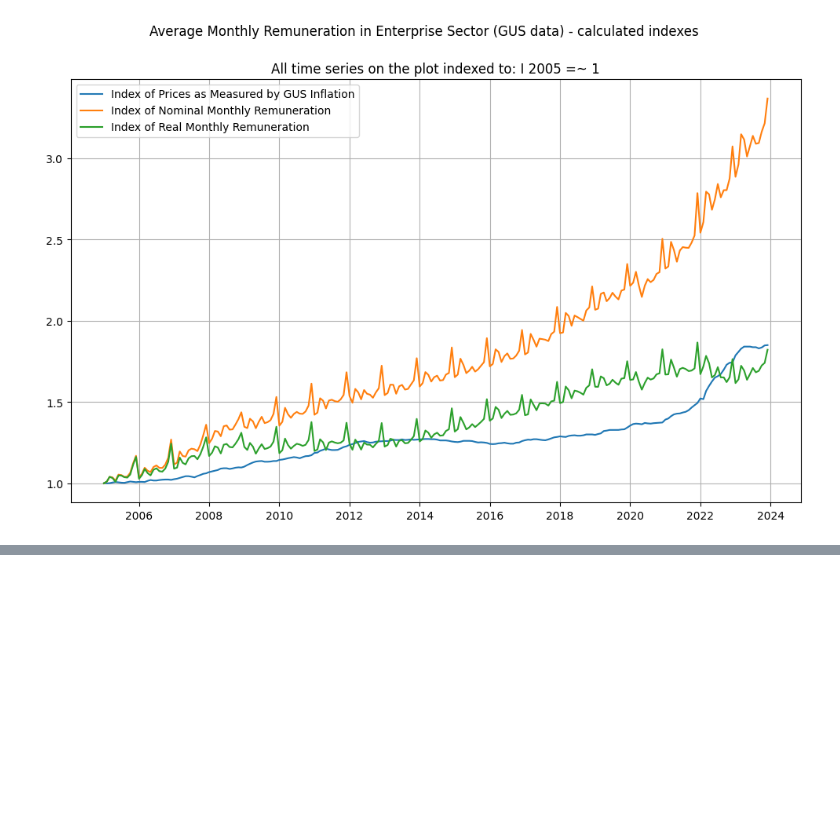
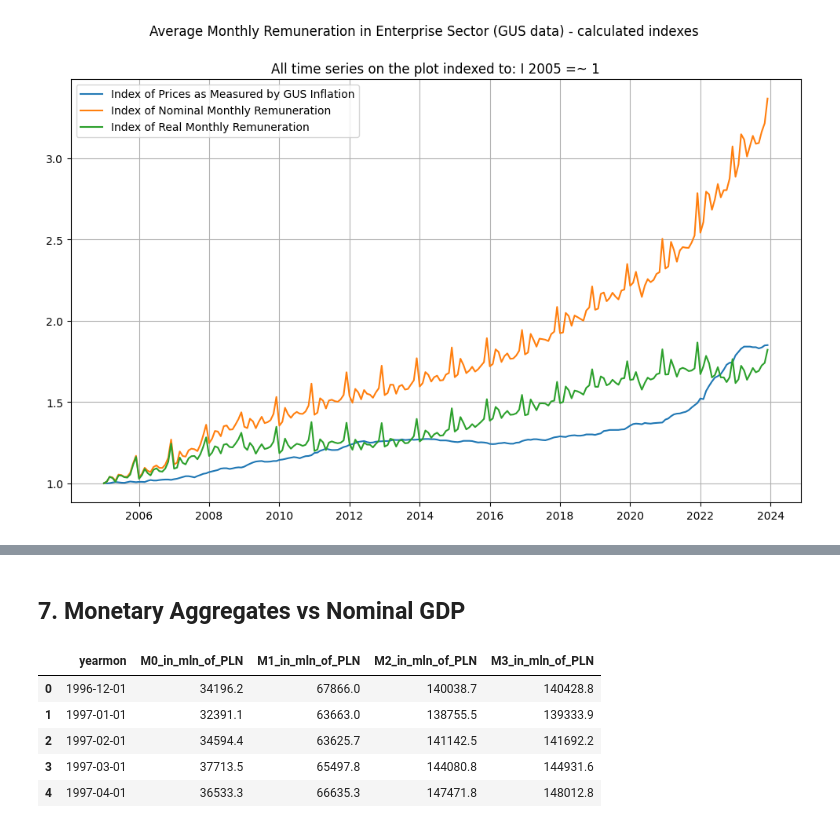
Before and after one commit to wegar-2/python.jupyter.notebooks, a Jupyter notebook: analyses_01_inflation_Poland_covid_and_war.ipynb, the cells around one changed output, grey strips where cells are left out. Cells and saved outputs as stored; diff of their text form; code cells hidden in the pictures; blank space fills up the shorter version.

```diff
--- a/inflation_Poland_covid_and_war.ipynb
+++ b/analyses_01_inflation_Poland_covid_and_war.ipynb
@@ -145,0 +179,11 @@ Text(0.5, 0.98, 'Average Monthly Remuneration in Enterprise Sector (GUS data) -
+# %% [markdown]
+## 7. Monetary Aggregates vs Nominal GDP
+# %%
+data_gdp.head()
+# %% [output]
+|  | yearmon | M0_in_mln_of_PLN | M1_in_mln_of_PLN | M2_in_mln_of_PLN | M3_in_mln_of_PLN |
+| 0 | 1996-12-01 | 34196.2 | 67866.0 | 140038.7 | 140428.8 |
+| 1 | 1997-01-01 | 32391.1 | 63663.0 | 138755.5 | 139333.9 |
+| 2 | 1997-02-01 | 34594.4 | 63625.7 | 141142.5 | 141692.2 |
+| 3 | 1997-03-01 | 37713.5 | 65497.8 | 144080.8 | 144931.6 |
+| 4 | 1997-04-01 | 36533.3 | 66635.3 | 147471.8 | 148012.8 |
```
Also changed, not shown: parts of 26 cells of this notebook.
